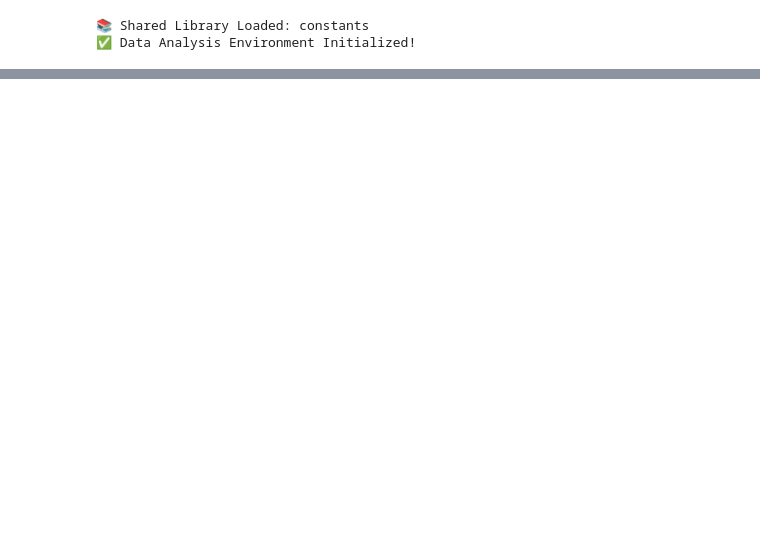
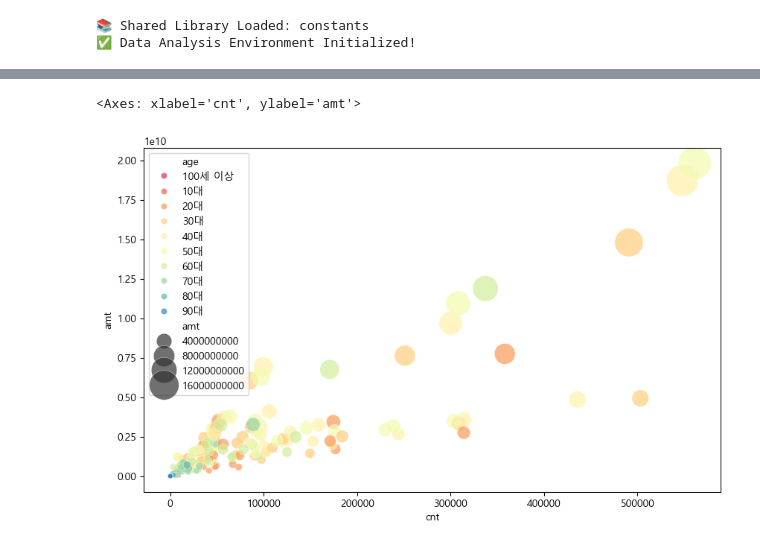
Before and after one commit to Jinwo0o-develop/Data_Analysis_Archive, a Jupyter notebook: 02_src/05_Cohort_Analysis/Cohort_Analysis.ipynb, the cells around one changed output, grey strips where cells are left out. Cells and saved outputs as stored; diff of their text form; code cells hidden in the pictures; blank space fills up the shorter version.

```diff
--- a/02_src/05_Cohort_Analysis/Cohort_Analysis.ipynb
+++ b/02_src/05_Cohort_Analysis/Cohort_Analysis.ipynb
@@ -134,0 +250,8 @@ sns.barplot(data=data, x='amt', y='card_tpbuz_nm_2', hue='sex', order=my_order,
+# %%
+## 버블차트 다시 제작(새로 파싱)
+bubble_df = food_df.groupby(by=['sex','age','card_tpbuz_nm_2'], as_index=False)[['amt','cnt']].sum()
+
+sns.scatterplot(data=bubble_df, x='cnt', y='amt',size='amt', hue='age',sizes=(20,1000), alpha=0.7,palette='Spectral')
+# %% [output]
+<Axes: xlabel='cnt', ylabel='amt'>
+[figure, added]
```
Also changed, not shown: parts of 12 cells of this notebook, 2 other files.
